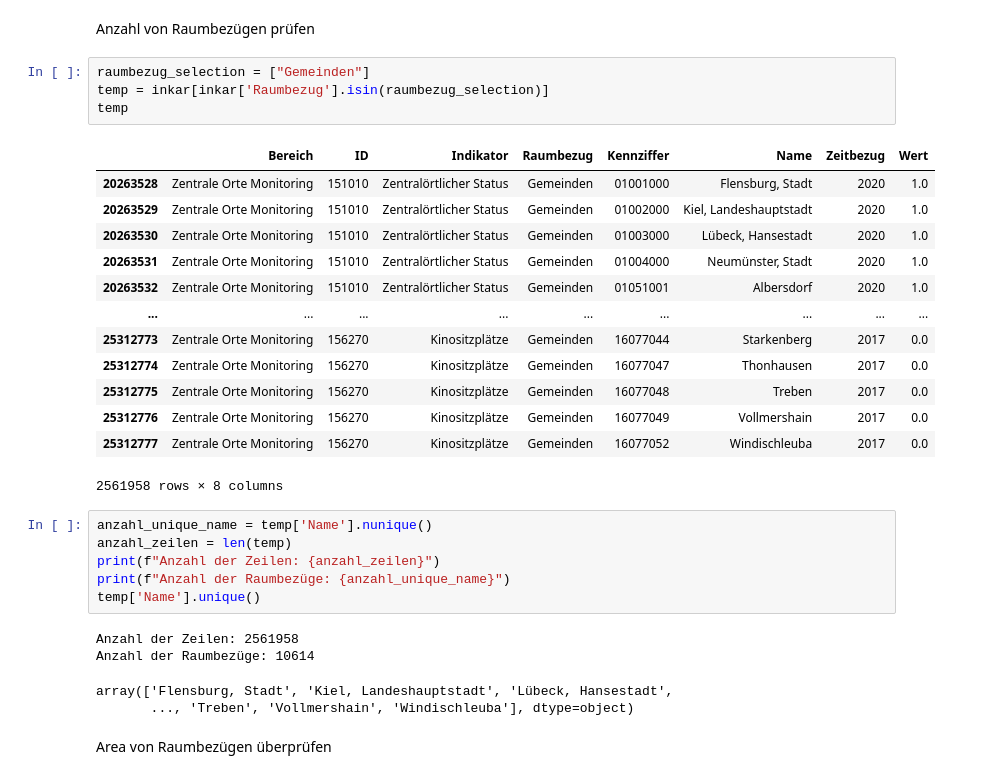
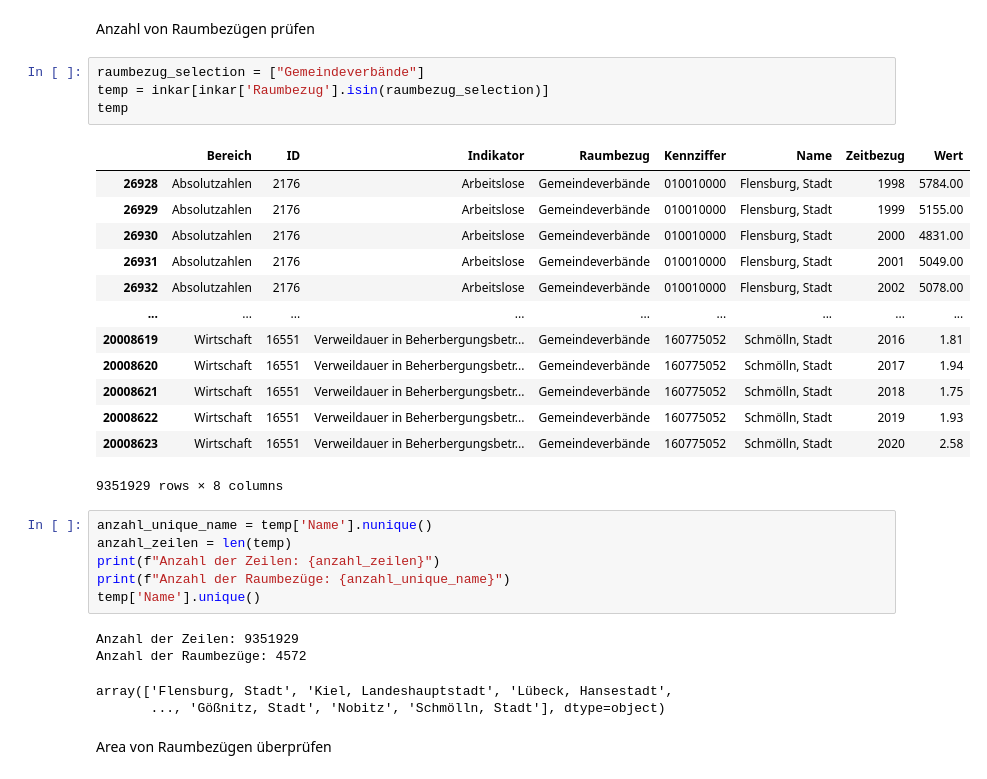
Before and after one commit to HipsterJulius/VSCODE, a Jupyter notebook: inkar-indicators/src/checkingData.ipynb, the cells around one changed output. Cells and saved outputs as stored; diff of their text form.

```diff
--- a/inkar-indicators/src/checkingData.ipynb
+++ b/inkar-indicators/src/checkingData.ipynb
@@ -17,23 +17,23 @@ inkar.head()
 # %% [markdown]
 Anzahl von Raumbezügen prüfen
 # %%
-raumbezug_selection = ["Gemeinden"]
+raumbezug_selection = ["Gemeindeverbände"]
 temp = inkar[inkar['Raumbezug'].isin(raumbezug_selection)]
 temp
 # %% [output]
 |  | Bereich | ID | Indikator | Raumbezug | Kennziffer | Name | Zeitbezug | Wert |
-| 20263528 | Zentrale Orte Monitoring | 151010 | Zentralörtlicher Status | Gemeinden | 01001000 | Flensburg, Stadt | 2020 | 1.0 |
-| 20263529 | Zentrale Orte Monitoring | 151010 | Zentralörtlicher Status | Gemeinden | 01002000 | Kiel, Landeshauptstadt | 2020 | 1.0 |
-| 20263530 | Zentrale Orte Monitoring | 151010 | Zentralörtlicher Status | Gemeinden | 01003000 | Lübeck, Hansestadt | 2020 | 1.0 |
-| 20263531 | Zentrale Orte Monitoring | 151010 | Zentralörtlicher Status | Gemeinden | 01004000 | Neumünster, Stadt | 2020 | 1.0 |
-| 20263532 | Zentrale Orte Monitoring | 151010 | Zentralörtlicher Status | Gemeinden | 01051001 | Albersdorf | 2020 | 1.0 |
+| 26928 | Absolutzahlen | 2176 | Arbeitslose | Gemeindeverbände | 010010000 | Flensburg, Stadt | 1998 | 5784.00 |
+| 26929 | Absolutzahlen | 2176 | Arbeitslose | Gemeindeverbände | 010010000 | Flensburg, Stadt | 1999 | 5155.00 |
+| 26930 | Absolutzahlen | 2176 | Arbeitslose | Gemeindeverbände | 010010000 | Flensburg, Stadt | 2000 | 4831.00 |
+| 26931 | Absolutzahlen | 2176 | Arbeitslose | Gemeindeverbände | 010010000 | Flensburg, Stadt | 2001 | 5049.00 |
+| 26932 | Absolutzahlen | 2176 | Arbeitslose | Gemeindeverbände | 010010000 | Flensburg, Stadt | 2002 | 5078.00 |
 | ... | ... | ... | ... | ... | ... | ... | ... | ... |
-| 25312773 | Zentrale Orte Monitoring | 156270 | Kinositzplätze | Gemeinden | 16077044 | Starkenberg | 2017 | 0.0 |
-| 25312774 | Zentrale Orte Monitoring | 156270 | Kinositzplätze | Gemeinden | 16077047 | Thonhausen | 2017 | 0.0 |
-| 25312775 | Zentrale Orte Monitoring | 156270 | Kinositzplätze | Gemeinden | 16077048 | Treben | 2017 | 0.0 |
-| 25312776 | Zentrale Orte Monitoring | 156270 | Kinositzplätze | Gemeinden | 16077049 | Vollmershain | 2017 | 0.0 |
-| 25312777 | Zentrale Orte Monitoring | 156270 | Kinositzplätze | Gemeinden | 16077052 | Windischleuba | 2017 | 0.0 |
+| 20008619 | Wirtschaft | 16551 | Verweildauer in Beherbergungsbetr... | Gemeindeverbände | 160775052 | Schmölln, Stadt | 2016 | 1.81 |
+| 20008620 | Wirtschaft | 16551 | Verweildauer in Beherbergungsbetr... | Gemeindeverbände | 160775052 | Schmölln, Stadt | 2017 | 1.94 |
+| 20008621 | Wirtschaft | 16551 | Verweildauer in Beherbergungsbetr... | Gemeindeverbände | 160775052 | Schmölln, Stadt | 2018 | 1.75 |
+| 20008622 | Wirtschaft | 16551 | Verweildauer in Beherbergungsbetr... | Gemeindeverbände | 160775052 | Schmölln, Stadt | 2019 | 1.93 |
+| 20008623 | Wirtschaft | 16551 | Verweildauer in Beherbergungsbetr... | Gemeindeverbände | 160775052 | Schmölln, Stadt | 2020 | 2.58 |
-2561958 rows × 8 columns
+9351929 rows × 8 columns
 # %%
 anzahl_unique_name = temp['Name'].nunique()
 anzahl_zeilen = len(temp)
@@ -41,10 +41,10 @@ print(f"Anzahl der Zeilen: {anzahl_zeilen}")
 print(f"Anzahl der Raumbezüge: {anzahl_unique_name}")
 temp['Name'].unique()
 # %% [output]
-Anzahl der Zeilen: 2561958
-Anzahl der Raumbezüge: 10614
+Anzahl der Zeilen: 9351929
+Anzahl der Raumbezüge: 4572
 array(['Flensburg, Stadt', 'Kiel, Landeshauptstadt', 'Lübeck, Hansestadt',
-       ..., 'Treben', 'Vollmershain', 'Windischleuba'], dtype=object)
+       ..., 'Gößnitz, Stadt', 'Nobitz', 'Schmölln, Stadt'], dtype=object)
 # %% [markdown]
 Area von Raumbezügen überprüfen
 # %%
```
Also changed, not shown: parts of 18 cells of this notebook.
